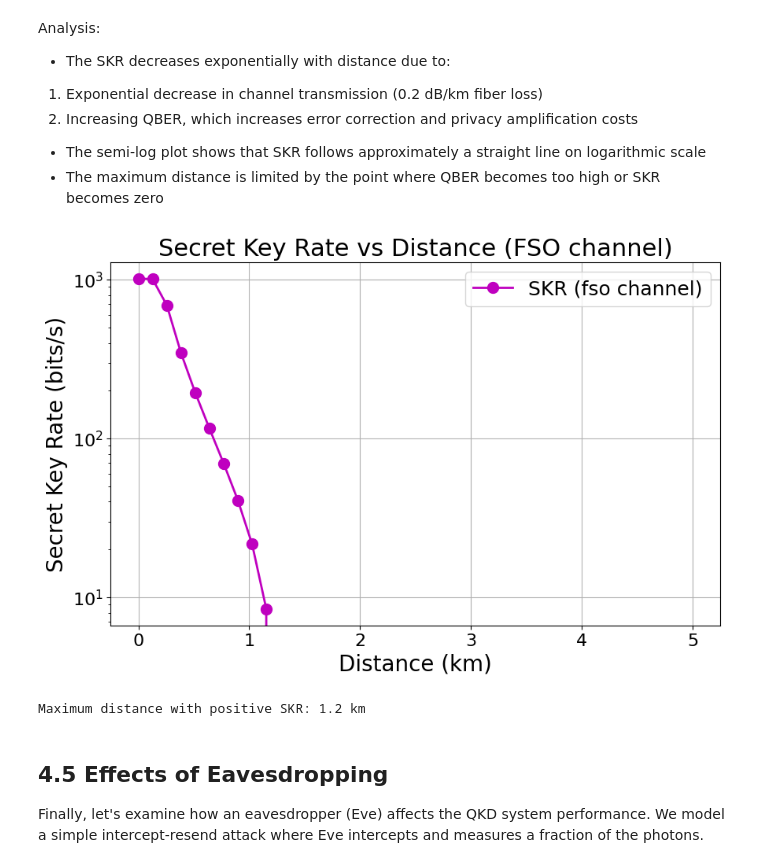
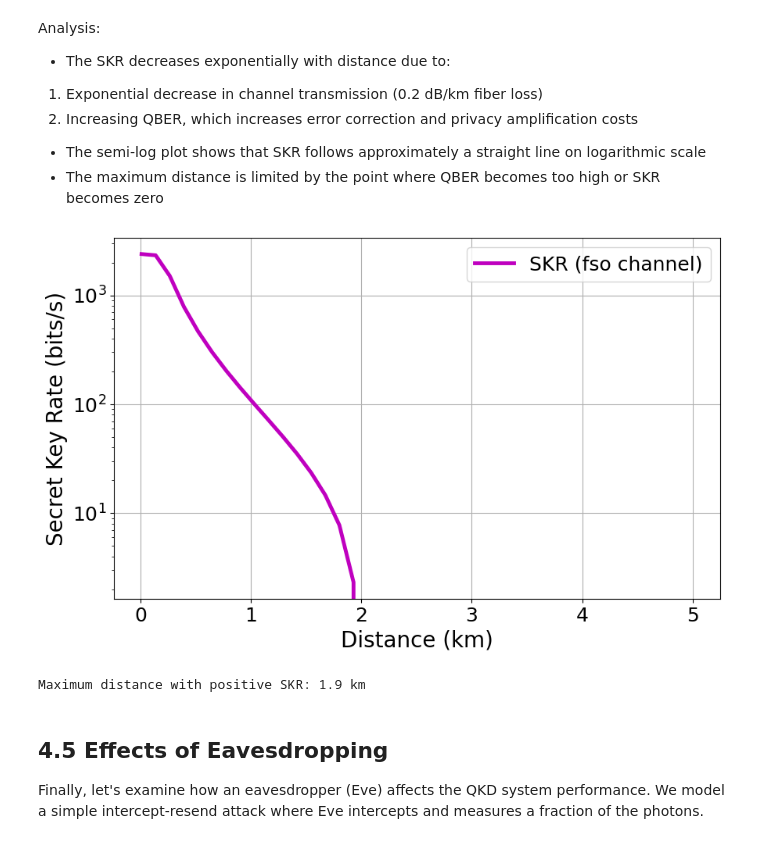
Before and after one commit to gurseeratkaur1/OPqkdSim, a Jupyter notebook: BB84.ipynb, the cells around one changed output. Saved outputs shown, nothing was run; the diff lists cells and outputs as text; code cells hidden in the pictures.

```diff
--- a/BB84.ipynb
+++ b/BB84.ipynb
@@ -1272,7 +1178,7 @@ Analysis:
 
 channel_mode = 'fso'  # Free Space Optical channel
 detector_eff = 0.15      # 15% detector efficiency
-channel_eff = 0.60       # 60% base channel efficiency
+channel_eff = 1
 dark_counts = 2000       # 2000 dark counts per second
 time_window = 10e-9      # 10 ns detection window
 distance = 1          # 1 km fiber distance
@@ -1435,26 +1338,25 @@ Analysis:
 # %%
 # Use a lower mean photon number for better distance performance
 mu = 0.1
 
 # Plot Secret Key Rate vs distance
 distance_values, skr_values = plot_skr_vs_distance(
     mu=mu,
-    distance_values=np.linspace(0, 5, 40),
+    distance_values=np.linspace(0.01, 5, 40),
     time_window=time_window,
     detector_efficiency=detector_eff,
     channel_mode="fso",
     channel_base_efficiency=channel_eff,
-    dark_count_rate=dark_counts,
-    repetition_rate=1e6  # 1 MHz pulse rate
+    dark_count_rate=dark_counts
 )
 
 # Find maximum distance with non-zero SKR
 positive_skr_distances = [d for d, s in zip(distance_values, skr_values) if s > 0]
 max_positive_skr_distance = max(positive_skr_distances) if positive_skr_distances else 0
 print(f"Maximum distance with positive SKR: {max_positive_skr_distance:.1f} km")
 # %% [output]
-[figure, old version]
+[figure, new version]
-Maximum distance with positive SKR: 1.2 km
+Maximum distance with positive SKR: 1.9 km
 # %% [markdown]
 ## 4.5 Effects of Eavesdropping
 Finally, let's examine how an eavesdropper (Eve) affects the QKD system performance. We model a simple intercept-resend attack where Eve intercepts and measures a fraction of the photons.
```
Also changed, not shown: parts of 17 cells of this notebook, 14 other files.
